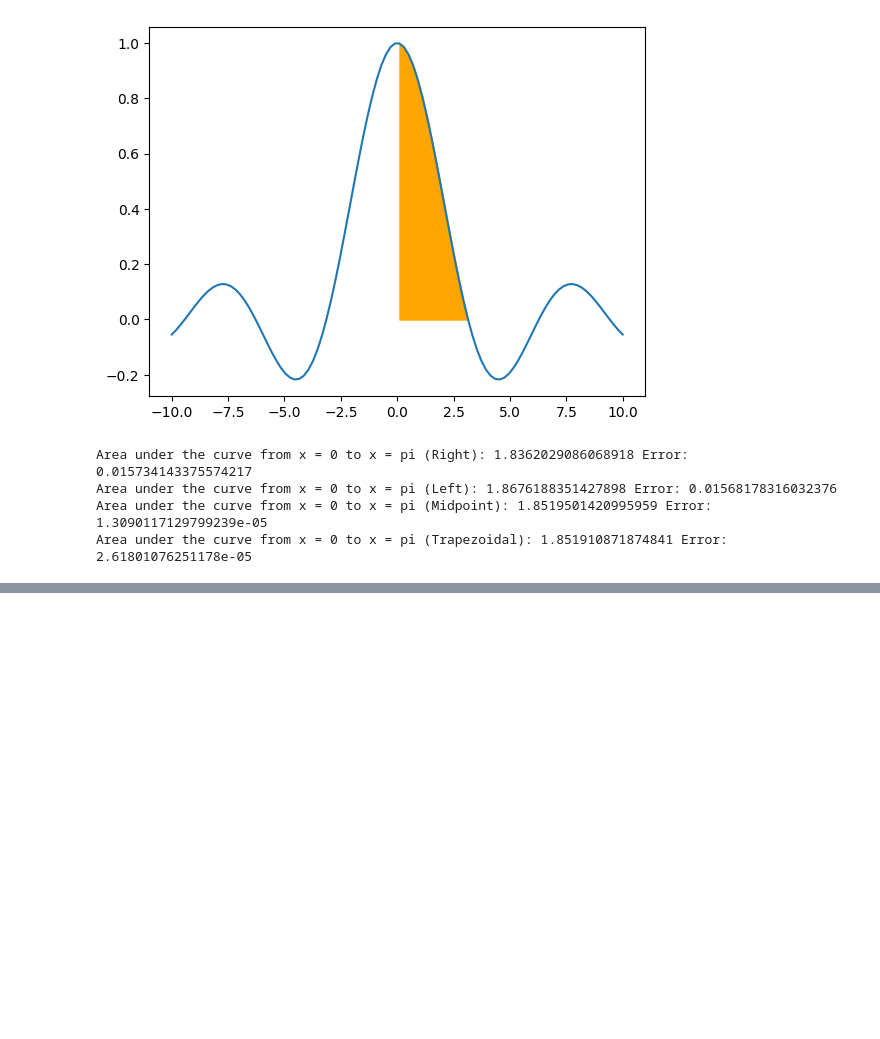
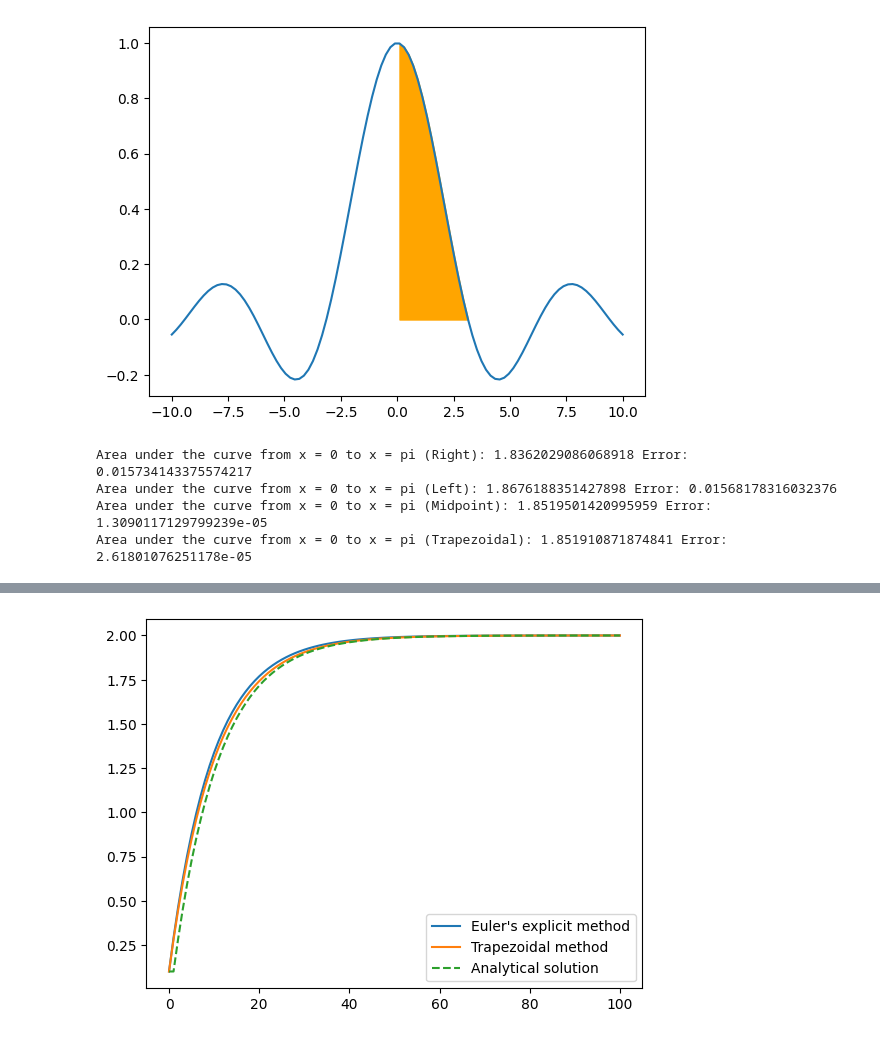
Before and after one commit to erikbohne/TMA4101_Mathematics1, a Jupyter notebook: 7_Integralet/integralet.ipynb, the cells around one changed output, grey strips where cells are left out. Drawn from its saved outputs; the diff is of its cells as text; code cells hidden in the pictures; blank space fills up the shorter version.

```diff
--- a/7_Integralet/integralet.ipynb
+++ b/7_Integralet/integralet.ipynb
@@ -136,0 +297,31 @@ Area under the curve from x = 0 to x = pi (Trapezoidal): 1.851910871874841 Error
+# %%
+# Define Newtons law of cooling -> T_dot + T - 2 = 0, T0 = 1/10
+def newtons_law_of_cooling(T):
+    """Newton's law of cooling"""
+    return -T + 2
+
+# Analytical solution
+def analytical_solution_cooling(f, x0, h, N):
+    """Analytical solution T(t) = 2 - 19/10 * exp(-t)"""
+    x = np.zeros(N+1)
+    x[0] = x0
+    for n in range(N):
+        x[n+1] = 2 - 19/10 * np.exp(-n*h)
+    return x
+
+# Define values
+h = 0.1
+N = int(10 / h)
+T0 = 1/10
+
+# Solve and plot the differential equation
+x = eulers_explicit_method(newtons_law_of_cooling, T0, h, N)
+plt.plot(x, label="Euler's explicit method")
+x = trapezoidal_method(newtons_law_of_cooling, T0, h, N)
+plt.plot(x, label="Trapezoidal method")
+x = analytical_solution_cooling(newtons_law_of_cooling, T0, h, N)
+plt.plot(x, label="Analytical solution", linestyle='--')
+plt.legend()
+plt.show()
+# %% [output]
+[figure, added]
```
Also changed, not shown: parts of 15 cells of this notebook.
